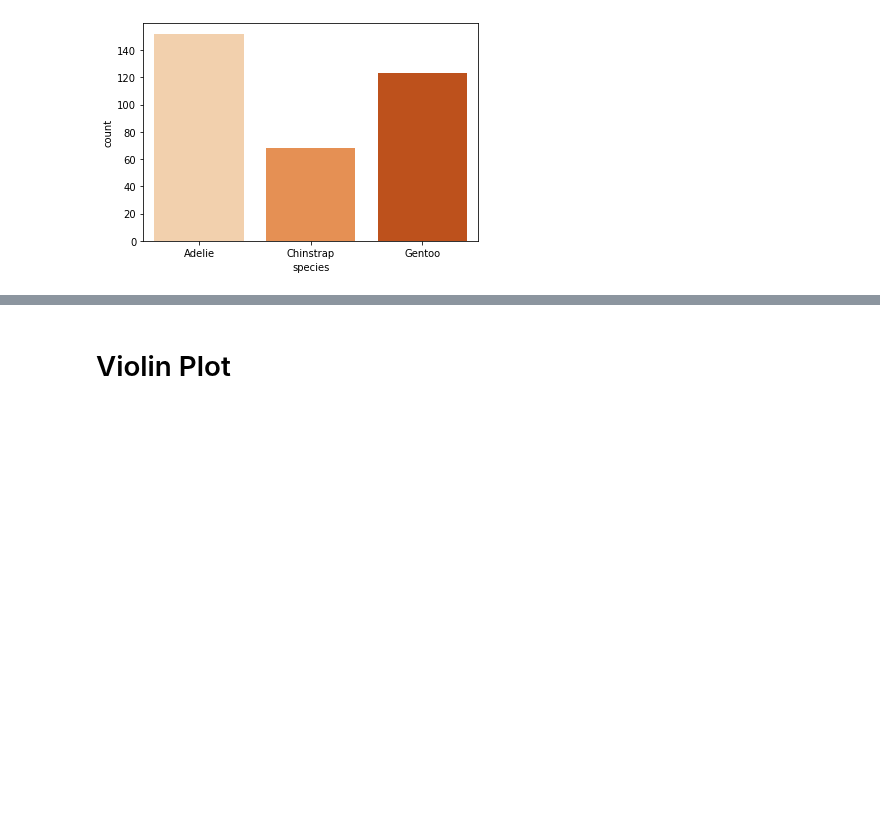
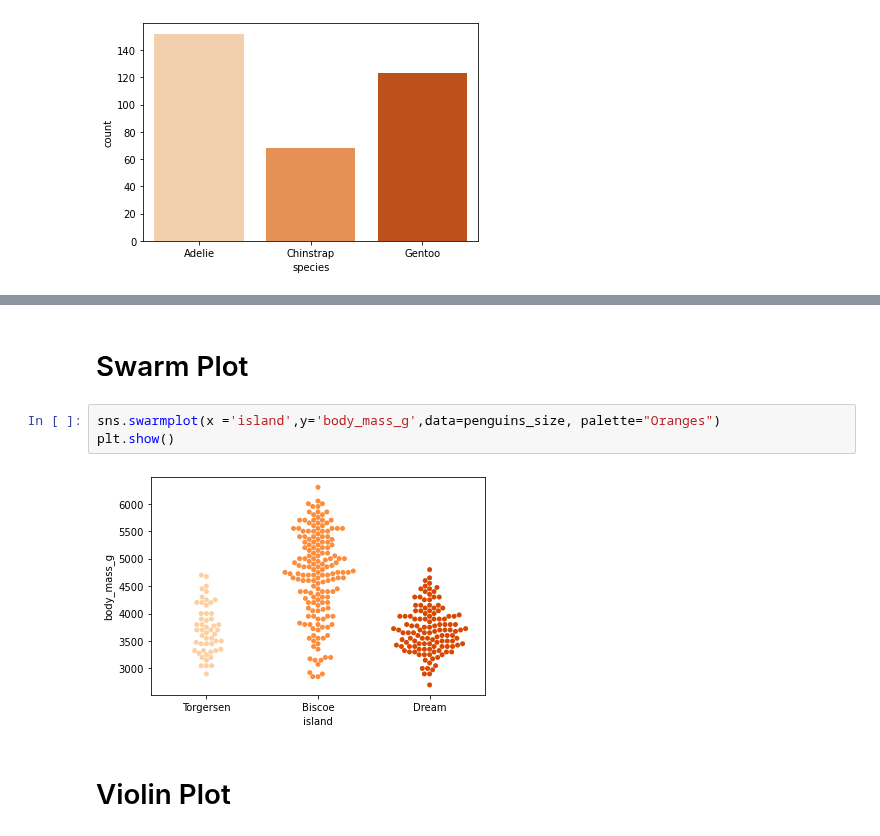
Before and after one commit to moesteelo/Exploratory-Data-Analysis, a Jupyter notebook: Exploratory Data Visualization .ipynb, the cells around one changed output, grey strips where cells are left out. Cells and saved outputs as stored; diff of their text form; blank space fills up the shorter version.

```diff
--- a/Exploratory Data Visualization .ipynb
+++ b/Exploratory Data Visualization .ipynb
@@ -271,2 +290,9 @@ plt.show()
+# %% [markdown]
+# Swarm Plot
+# %%
+sns.swarmplot(x ='island',y='body_mass_g',data=penguins_size, palette="Oranges")
+plt.show()
+# %% [output]
+[figure, added]
 # %% [markdown]
 # Violin Plot
```
Also changed, not shown: parts of 7 cells of this notebook, 3 other files.
